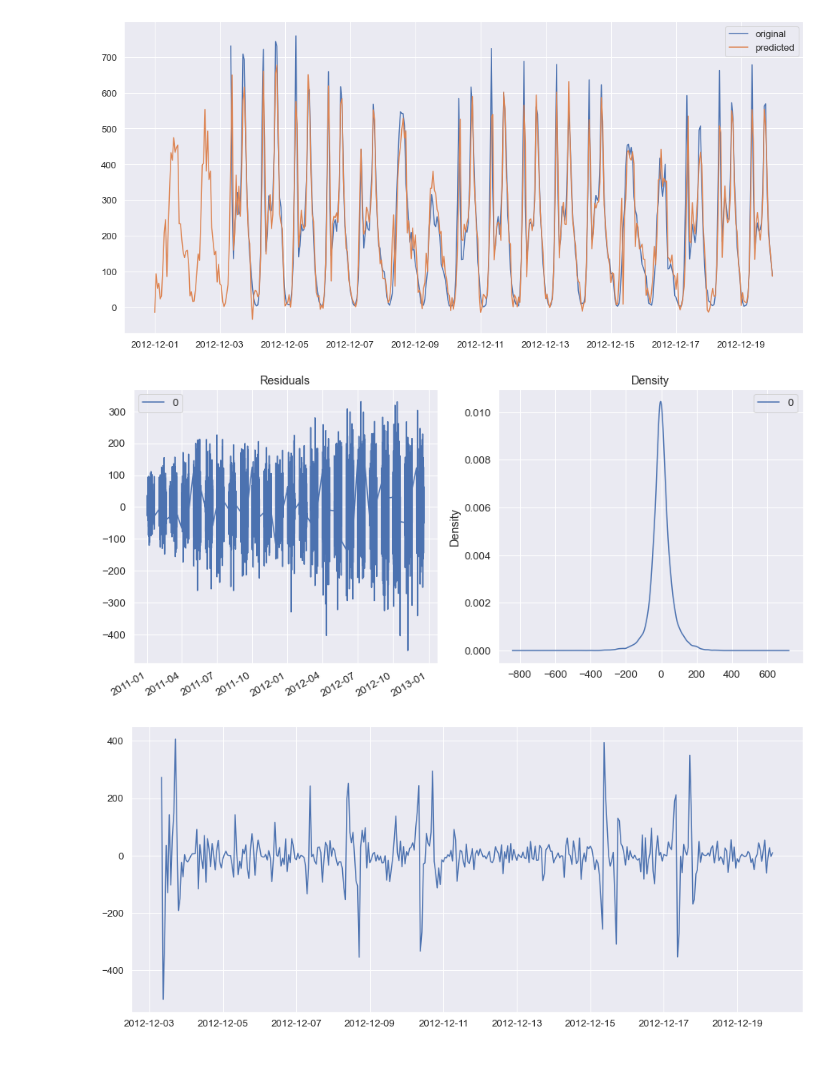
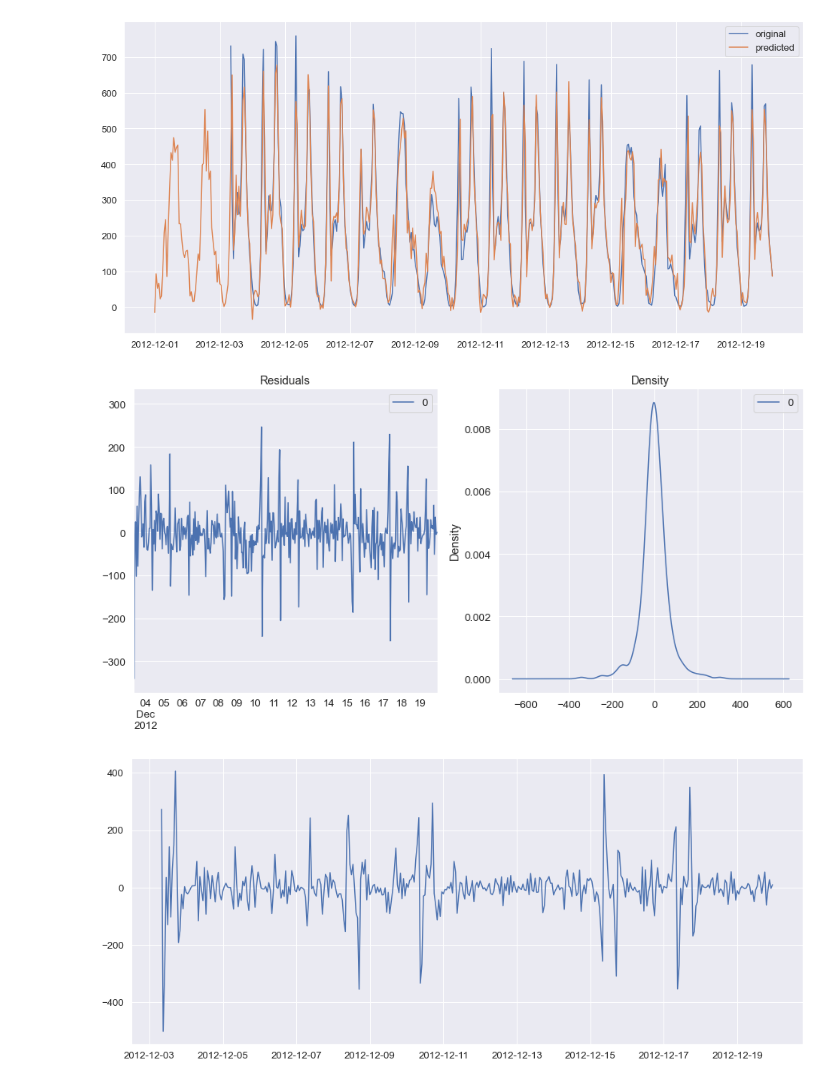
Before and after one commit to Pauline-25/Bike_Sharing_Demand, a Jupyter notebook: Bike_Sharing_Demand.ipynb, the cells around one changed output. Drawn from its saved outputs; the diff is of its cells as text; code cells hidden in the pictures.

```diff
--- a/Bike_Sharing_Demand.ipynb
+++ b/Bike_Sharing_Demand.ipynb
@@ -525,13 +526,13 @@ plt.legend();
 [figure]
 # %%
 # Plot residual errors
-residuals = pd.DataFrame(results.resid).iloc[:-400]
+residuals = pd.DataFrame(results.resid).iloc[-400:]
 fig, ax = plt.subplots(1,2,figsize=(15,7))
 residuals.plot(title="Residuals", ax=ax[0])
 residuals.plot(kind='kde', title='Density', ax=ax[1])
 plt.show()
 # %% [output]
-[figure, old version]
+[figure, new version]
 # %%
 plt.figure(figsize=(16,7))
 plt.plot(df.diff(24)[24:].diff(1)[-400:]);
```
Also changed, not shown: parts of 8 cells of this notebook.
